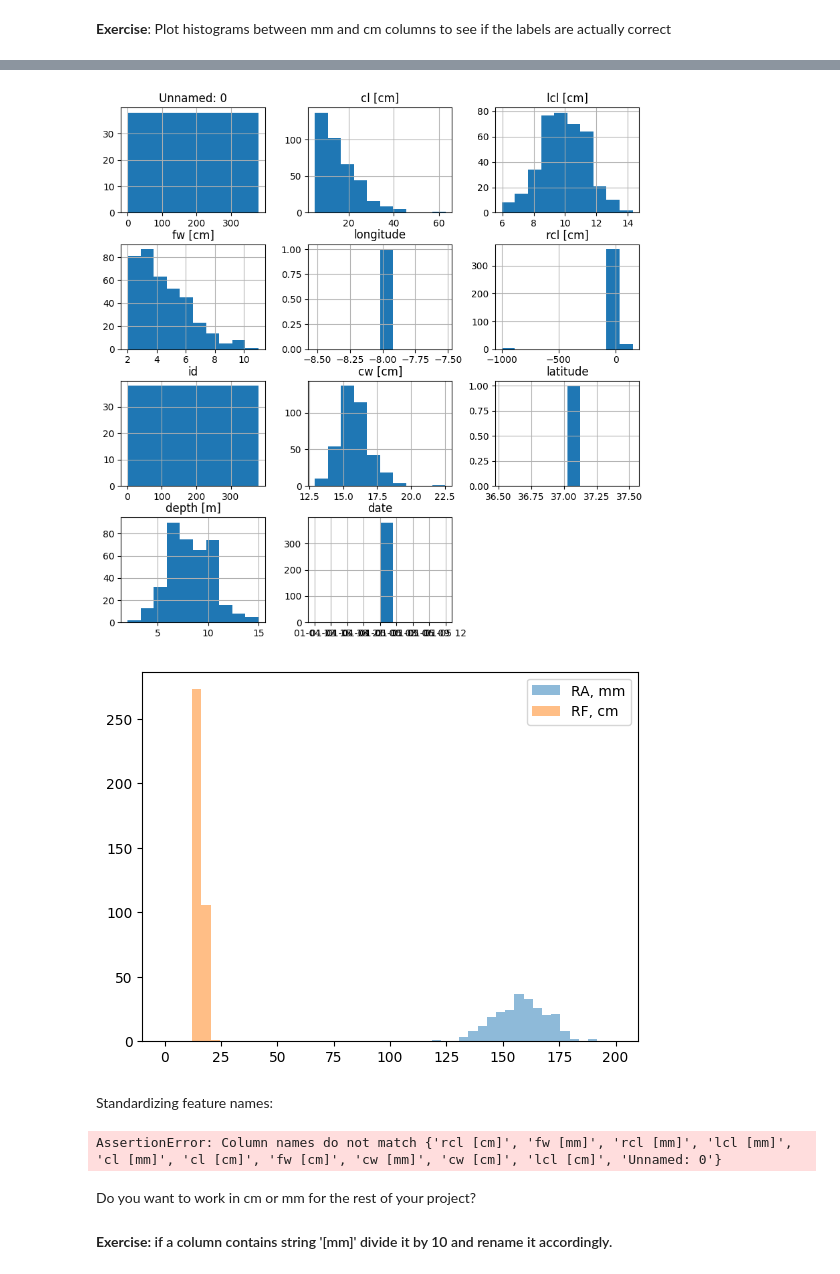
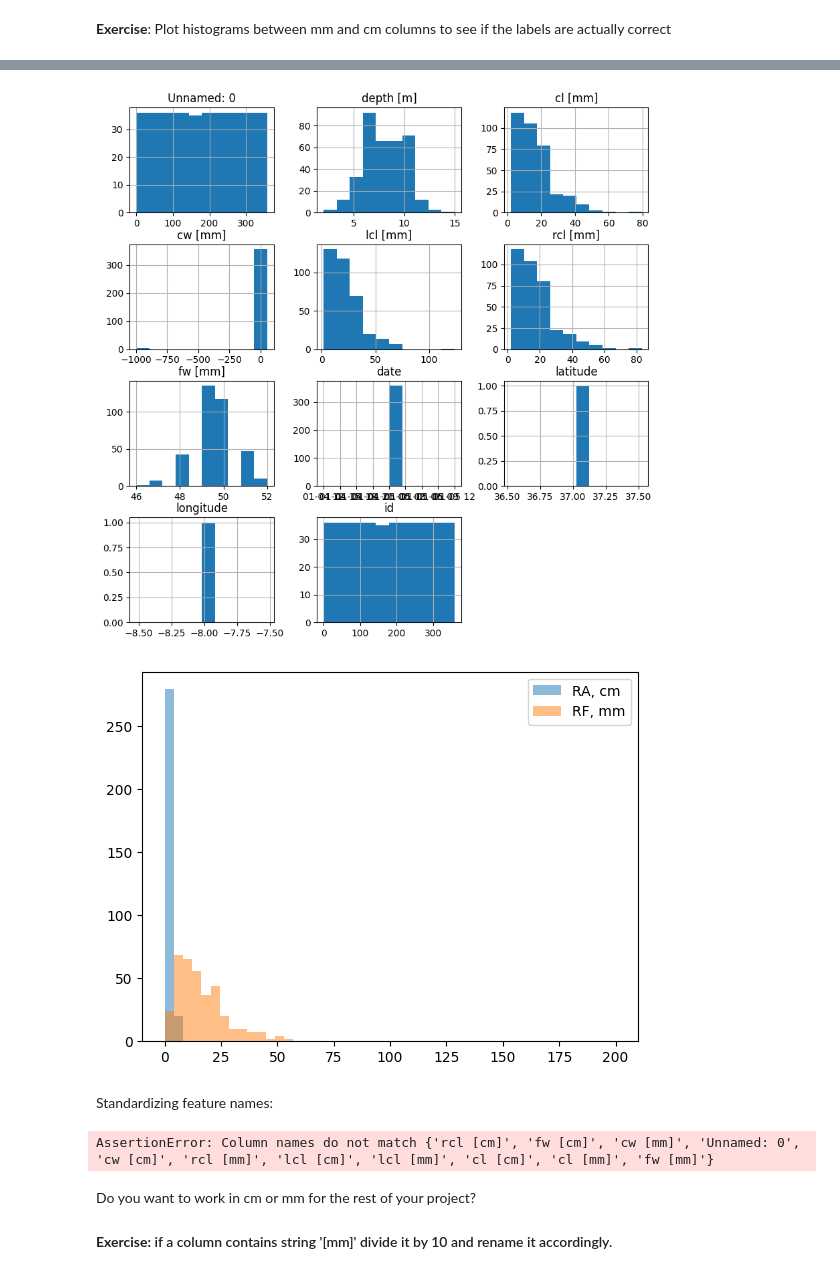
Before and after one commit to Py-ualg/2025-tidy-python, a Jupyter notebook: tutorials/nb2_tidy_data.ipynb, the cells around one changed output, grey strips where cells are left out. Saved outputs shown, nothing was run; the diff lists cells and outputs as text; code cells hidden in the pictures.

```diff
--- a/tutorials/nb2_tidy_data.ipynb
+++ b/tutorials/nb2_tidy_data.ipynb
@@ -40,9 +40,9 @@ quadrats01.head()
 |  | Unnamed: 0 | Ria Formosa-rf | Ria Alvor-ra |
 | 0 | Area (m2) | 250 | 360 |
 # %%
-# df1_q1 <- readr::read_csv(file.path(data_raw_path, "2020-01-04_q1.csv"))
-df1_ra = pd.read_csv(os.path.join(data_raw_path, '2020-01-05_ra.csv')).reset_index(drop=True)
-# df1_rf <- readr::read_csv(file.path(data_raw_path, "2020-01-04_rf.csv"))
-df1_rf = pd.read_csv(os.path.join(data_raw_path, '2020-01-05_rf.csv')).reset_index(drop=True)
+# df1_q1 <- readr::read_csv(file.path(data_raw_path, "2020-01-02_q1.csv"))
+df1_ra = pd.read_csv(os.path.join(data_raw_path, '2020-01-02_ra.csv')).reset_index(drop=True)
+# df1_rf <- readr::read_csv(file.path(data_raw_path, "2020-01-02_rf.csv"))
+df1_rf = pd.read_csv(os.path.join(data_raw_path, '2020-01-02_rf.csv')).reset_index(drop=True)
 df1_ra.head()
 # %% [output]
@@ -570,17 +570,17 @@ plt.show()
 df1_rf.hist(figsize=(10, 10))
 plt.show()
 # %% [output]
-[figure, old version]
+[figure, new version]
 # %%
 #@title Combined histogram for single feature
 
 bins = np.linspace(0, 200, 50)
-plt.hist(df1_ra['cw [mm]'], bins=bins, alpha=0.5, label='RA, mm')
-plt.hist(df1_rf['cw [cm]'], bins=bins, alpha=0.5, label='RF, cm')
+plt.hist(df1_ra['cw [cm]'], bins=bins, alpha=0.5, label='RA, cm')
+plt.hist(df1_rf['cw [mm]'], bins=bins, alpha=0.5, label='RF, mm')
 plt.legend()
 plt.show()
 # %% [output]
-[figure, old version]
+[figure, new version]
 # %% [markdown]
 Standardizing feature names:
 # %%
@@ -589,7 +589,7 @@ df1_ra.rename(columns={"is_gravid?": "is_gravid", "species_name": "species", "be
 # %%
 assert set(df1_ra.columns) == set(df1_rf.columns), f"Column names do not match {set(df1_ra.columns) ^ set(df1_rf.columns)}"
 # %% [output]
-AssertionError: Column names do not match {'rcl [cm]', 'fw [mm]', 'rcl [mm]', 'lcl [mm]', 'cl [mm]', 'cl [cm]', 'fw [cm]', 'cw [mm]', 'cw [cm]', 'lcl [cm]', 'Unnamed: 0'}
+AssertionError: Column names do not match {'rcl [cm]', 'fw [cm]', 'cw [mm]', 'Unnamed: 0', 'cw [cm]', 'rcl [mm]', 'lcl [cm]', 'lcl [mm]', 'cl [cm]', 'cl [mm]', 'fw [mm]'}
 # %% [markdown]
 Do you want to work in cm or mm for the rest of your project?
 
```
Also changed, not shown: parts of 44 cells of this notebook.
